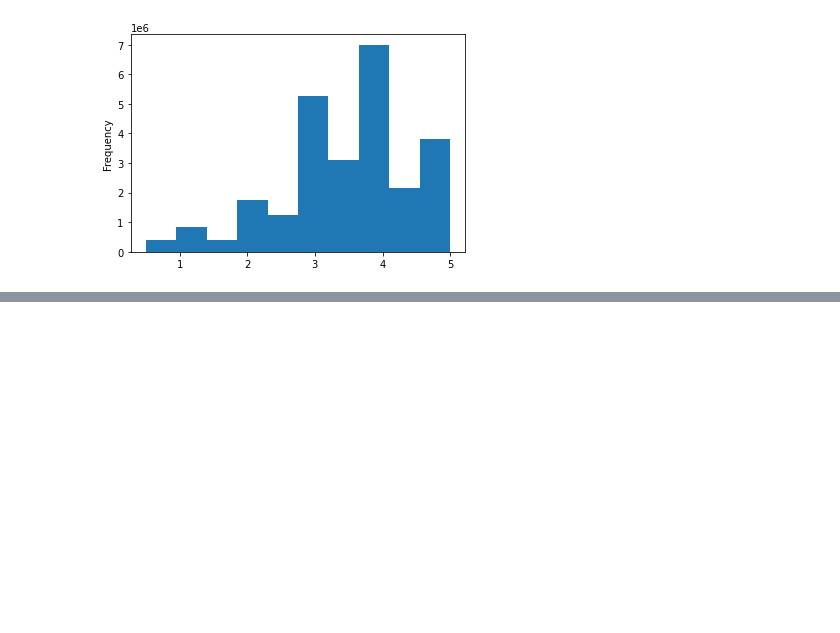
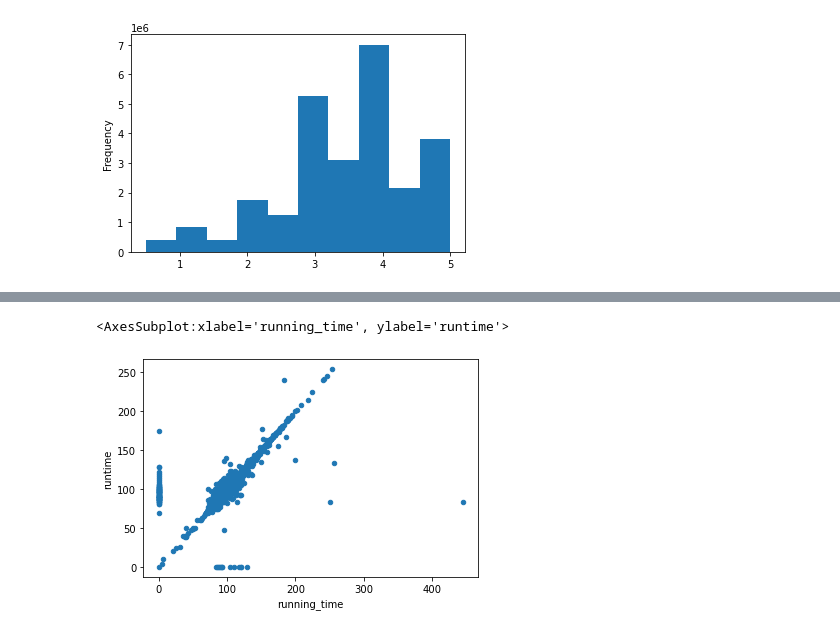
Before and after one commit to nayanbarhate/Movies-ETL, a Jupyter notebook: Module8_practise.ipynb, the cells around one changed output, grey strips where cells are left out. Drawn from its saved outputs; the diff is of its cells as text; code cells hidden in the pictures; blank space fills up the shorter version.

```diff
--- a/Module8_practise.ipynb
+++ b/Module8_practise.ipynb
@@ -449,0 +456,3 @@ Name: Box office, dtype: object
+# %%
+box_office = box_office.str.replace(r'\$.*[-—–](?![a-z])', '$', regex=True)
+box_office.str.extract(f'({form_one}|{form_two})')
@@ -602,3 +605,5 @@ Name: Budget, Length: 70, dtype: object
+# %%
+wiki_movies_df['budget'] = budget.str.extract(f'({form_one}|{form_two})', flags=re.IGNORECASE)[0].apply(parse_dollars)
 # %%
 # Drop the orgininal budget column
 wiki_movies_df.drop('Budget', axis=1, inplace=True)
@@ -866,3 +849,7 @@ min                     0.50
 max                     5.00
 Name: rating, dtype: float64
 [figure]
+# %%
+# identify redundant columns
+movies_df = pd.merge(wiki_movies_df, kaggle_metadata, on='imdb_id', suffixes=['_wiki','_kaggle'])
+movies_df
@@ -868,0 +925,7 @@ Name: rating, dtype: float64
+# %%
+# fill in missing runtime values with zero and make the scatter plot:
+
+movies_df.fillna(0).plot(x='running_time', y='runtime', kind='scatter')
+# %% [output]
+<AxesSubplot:xlabel='running_time', ylabel='runtime'>
+[figure, added]
```
Also changed, not shown: parts of 43 cells of this notebook, 8 other files.
